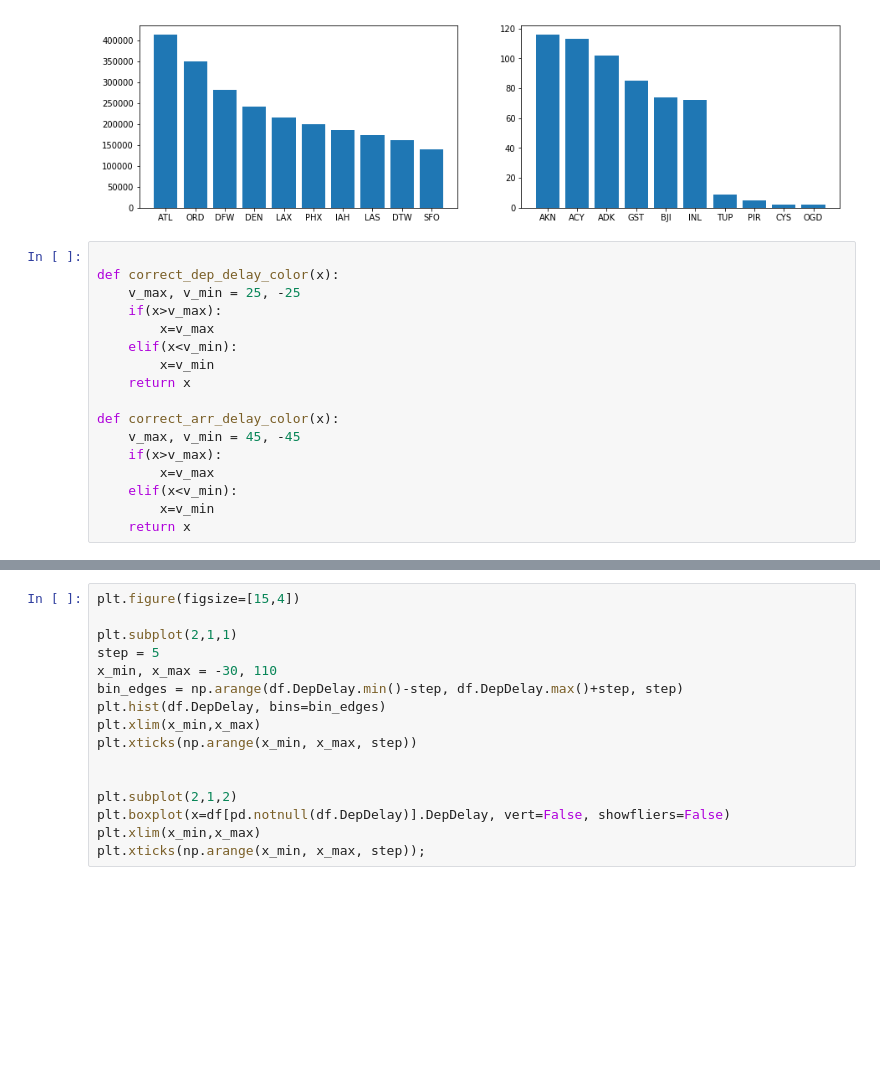
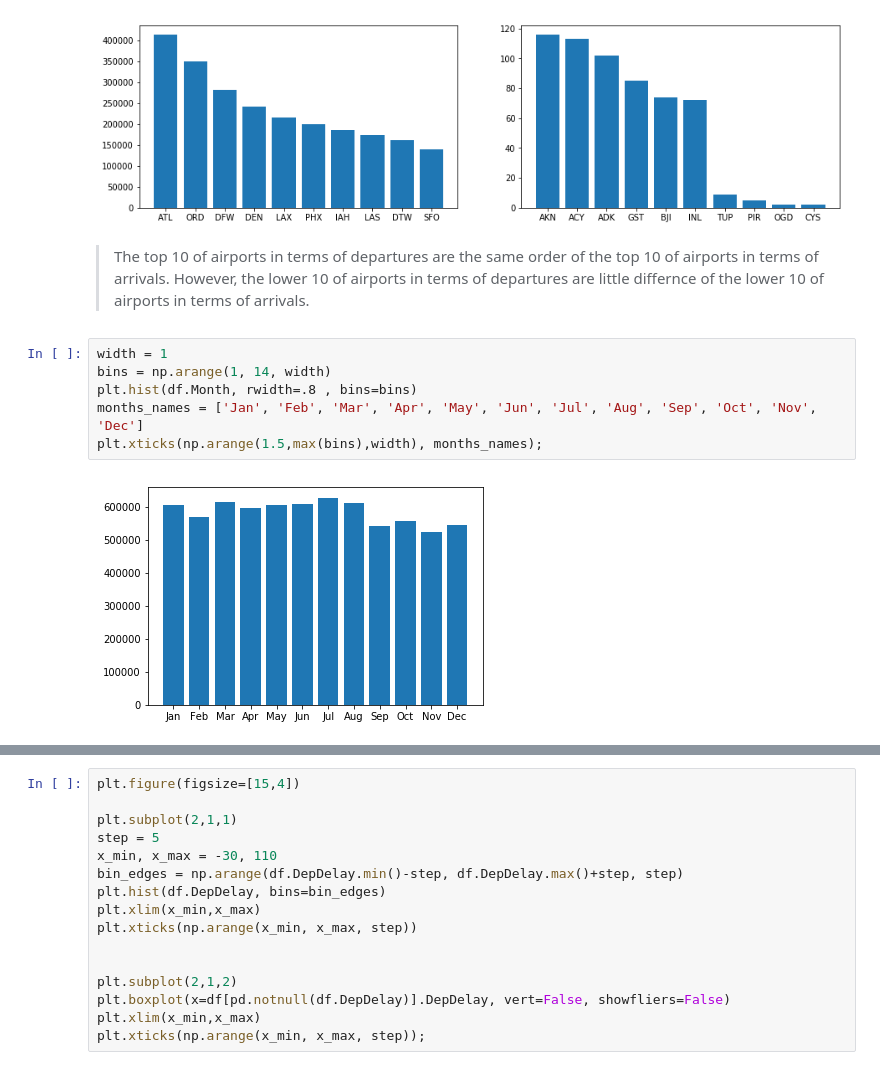
Before and after one commit to aryan9211/communicate-data-findings, a Jupyter notebook: exploration_template.ipynb, the cells around one changed output, grey strips where cells are left out. Cells and saved outputs as stored; diff of their text form; blank space fills up the shorter version.

```diff
--- a/exploration_template.ipynb
+++ b/exploration_template.ipynb
@@ -148,20 +148,13 @@ plt.subplot(1,2,2)
 plt.bar(destinations.tail(10).index, height=destinations.tail(10).values);
 # %% [output]
 [figure]
-# %%
-
-def correct_dep_delay_color(x):
-    v_max, v_min = 25, -25
-    if(x>v_max):
-        x=v_max
-    elif(x<v_min):
-        x=v_min
-    return x
-
-def correct_arr_delay_color(x):
-    v_max, v_min = 45, -45
-    if(x>v_max):
-        x=v_max
-    elif(x<v_min):
-        x=v_min
-    return x
+# %% [markdown]
+> The top 10 of airports in terms of departures are the same order of the top 10 of airports in terms of arrivals. However, the lower 10 of airports in terms of departures are little differnce of the lower 10 of airports in terms of arrivals.
+# %%
+width = 1
+bins = np.arange(1, 14, width)
+plt.hist(df.Month, rwidth=.8 , bins=bins)
+months_names = ['Jan', 'Feb', 'Mar', 'Apr', 'May', 'Jun', 'Jul', 'Aug', 'Sep', 'Oct', 'Nov', 'Dec']
+plt.xticks(np.arange(1.5,max(bins),width), months_names);
+# %% [output]
+[figure, added]
```
Also changed, not shown: parts of 12 cells of this notebook.
